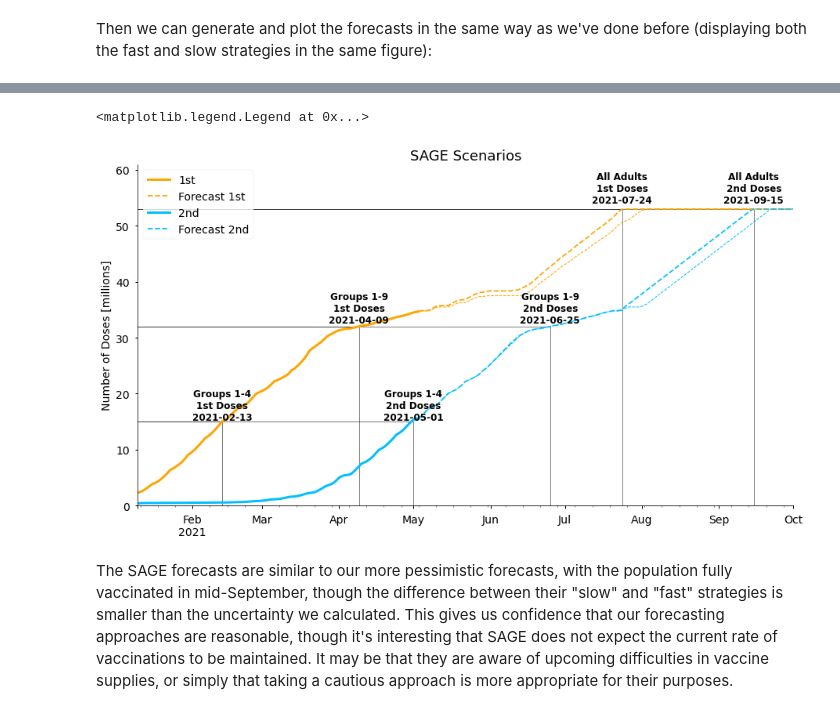
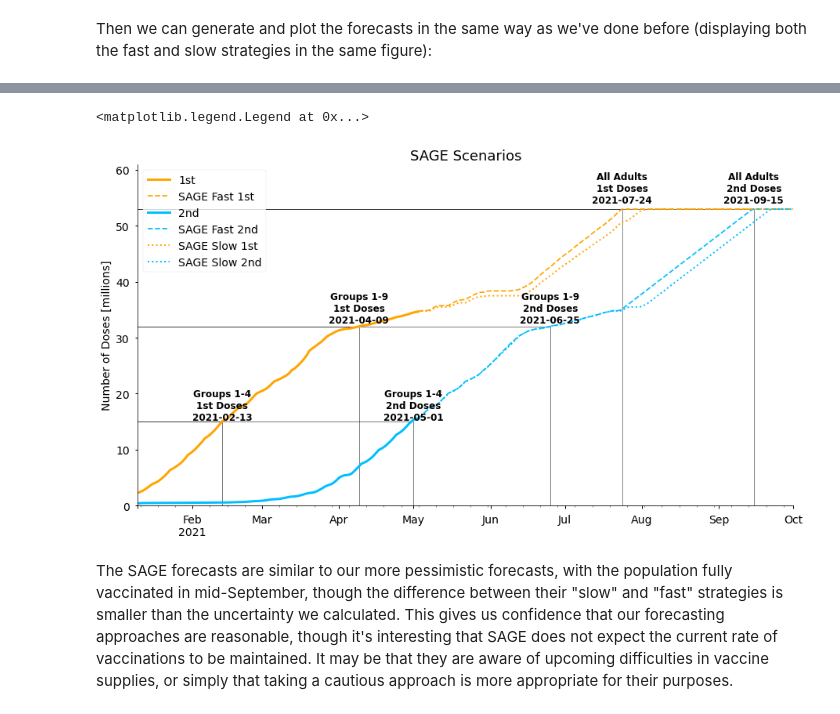
Before and after one commit to alan-turing-institute/TuringDataStories, a Jupyter notebook: stories/covid-vax/covid_vax.ipynb, the cells around one changed output, grey strips where cells are left out. Cells and saved outputs as stored; diff of their text form; code cells hidden in the pictures.

Commit message:
implement further review comments
Mostly wording around "completion dates" for vaccination groups

```diff
--- a/stories/covid-vax/covid_vax.ipynb
+++ b/stories/covid-vax/covid_vax.ipynb
@@ -206,7 +210,15 @@ col_format = {
 }
 
 
-def plot_column(df, column, ax, forecast_date=None, rolling=False, **kwargs):
+def plot_column(
+    df,
+    column,
+    ax,
+    forecast_date=None,
+    rolling=False,
+    forecast_label="Forecast",
+    **kwargs
+):
     """
     Plot a column in a data frame, optionally calculating its rolling weekly
     average and distinguishing between actual and forecasted data.
@@ -215,6 +227,7 @@ def plot_column(df, column, ax, forecast_date=None, rolling=False, **kwargs):
     ax - matplotlib axis to use for the plot
     forecast_date - plot data from this date with a dashed line
     rolling - plot rolling weekly average instead of raw data
+    forecast_label - label given to forecast data in plot legend
     **kwargs - additional arguments passed to pandas plotting function
     """
     color = col_format[column]["color"]
@@ -235,6 +248,10 @@ def plot_column(df, column, ax, forecast_date=None, rolling=False, **kwargs):
         )
         # plot forecast data with dashed line
         data[data.index >= forecast_date].plot(
-            color=color, label="Forecast " + label, ax=ax, linestyle="--", **kwargs
+            color=color,
+            label=forecast_label + " " + label,
+            ax=ax,
+            linestyle="--",
+            **kwargs
         )
 # %% [markdown]
@@ -272,7 +289,9 @@ def annotate_group_completions(df, column, ax, text_offset=1.02, tol=1e-7):
 # %% [markdown]
 Now we are almost there! The `plot_cumulative_doses` function below uses the two previous functions to construct a figure for the cumulative total of first and second doses:
 # %%
-def plot_cumulative_doses(df, forecast_date=None, figsize=figsize, title=None):
+def plot_cumulative_doses(
+    df, forecast_date=None, figsize=figsize, title=None, forecast_label="Forecast"
+):
     """
     Plot cumulative first and second doses, and the dates when
     the vaccination of prioriy groups completed.
@@ -290,6 +309,7 @@ def plot_cumulative_doses(df, forecast_date=None, figsize=figsize, title=None):
             col,
             ax,
             forecast_date=forecast_date,
+            forecast_label=forecast_label,
         )
         annotate_group_completions(df, col, ax)
 
@@ -774,29 +784,34 @@ Name: 2021-05-11 00:00:00, dtype: float64
 # %%
 df_sage_fast = forecast_sage(
     df,
     scenario="fast",
 )
 df_sage_slow = forecast_sage(
     df,
     scenario="slow",
 )
 
 plot_cumulative_doses(
-    df_sage_fast, forecast_date=last_data, figsize=(15, 8), title=f"SAGE Scenarios"
+    df_sage_fast,
+    forecast_date=last_data,
+    figsize=(15, 8),
+    title=f"SAGE Scenarios",
+    forecast_label="SAGE Fast",
 )
 
 for col in ["cumFirst", "cumSecond"]:
     plt.plot(
-        df_sage_slow[col],
+        df_sage_slow.loc[df_sage_slow.index > last_data, col],
         color=col_format[col]["color"],
-        linestyle="--",
-        linewidth=1,
+        linestyle=":",
+        linewidth=2,
+        label=f"SAGE Slow {col_format[col]['label']}",
     )
 
 plt.legend()
 # %% [output]
 <matplotlib.legend.Legend at 0x...>
-[figure, old version]
+[figure, new version]
 # %% [markdown]
 The SAGE forecasts are similar to our more pessimistic forecasts, with the population fully vaccinated in mid-September, though the difference between their "slow" and "fast" strategies is smaller than the uncertainty we calculated. This gives us confidence that our forecasting approaches are reasonable, though it's interesting that SAGE does not expect the current rate of vaccinations to be maintained. It may be that they are aware of upcoming difficulties in vaccine supplies, or simply that taking a cautious approach is more appropriate for their purposes.
 # %% [markdown]
```
Also changed, not shown: parts of 9 cells of this notebook.
